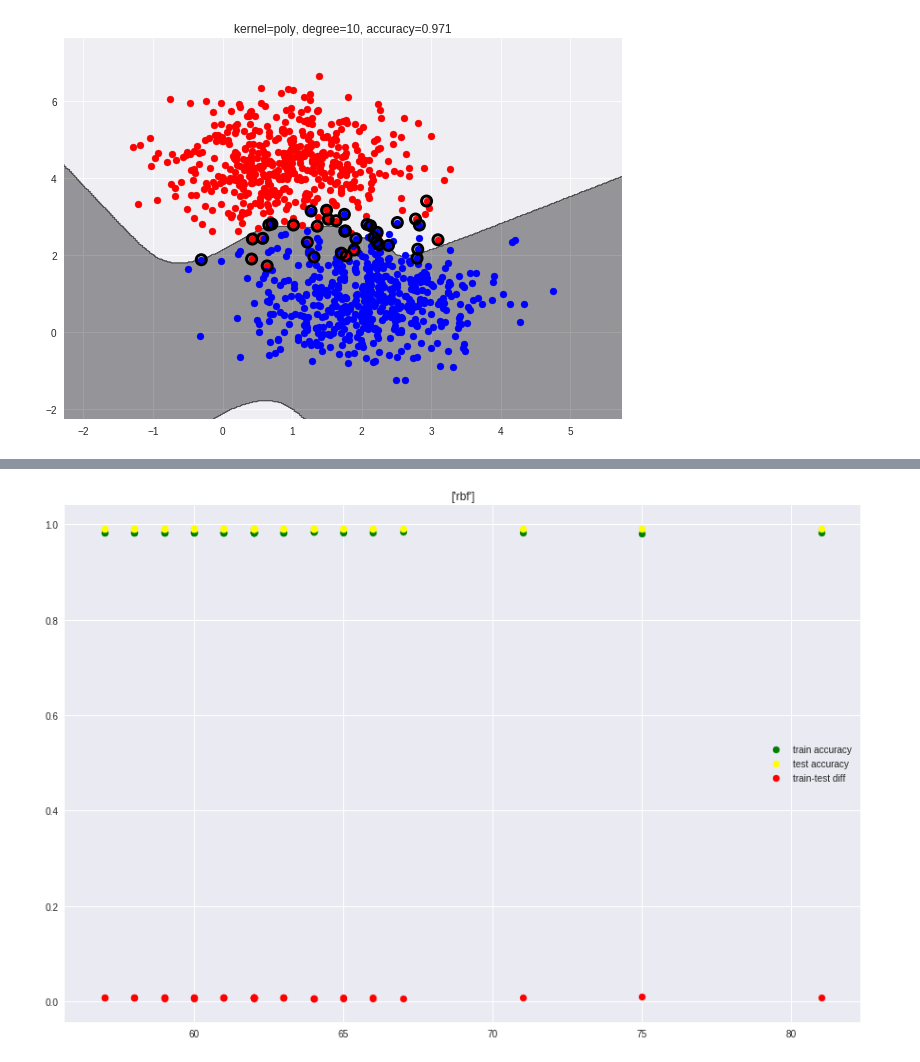
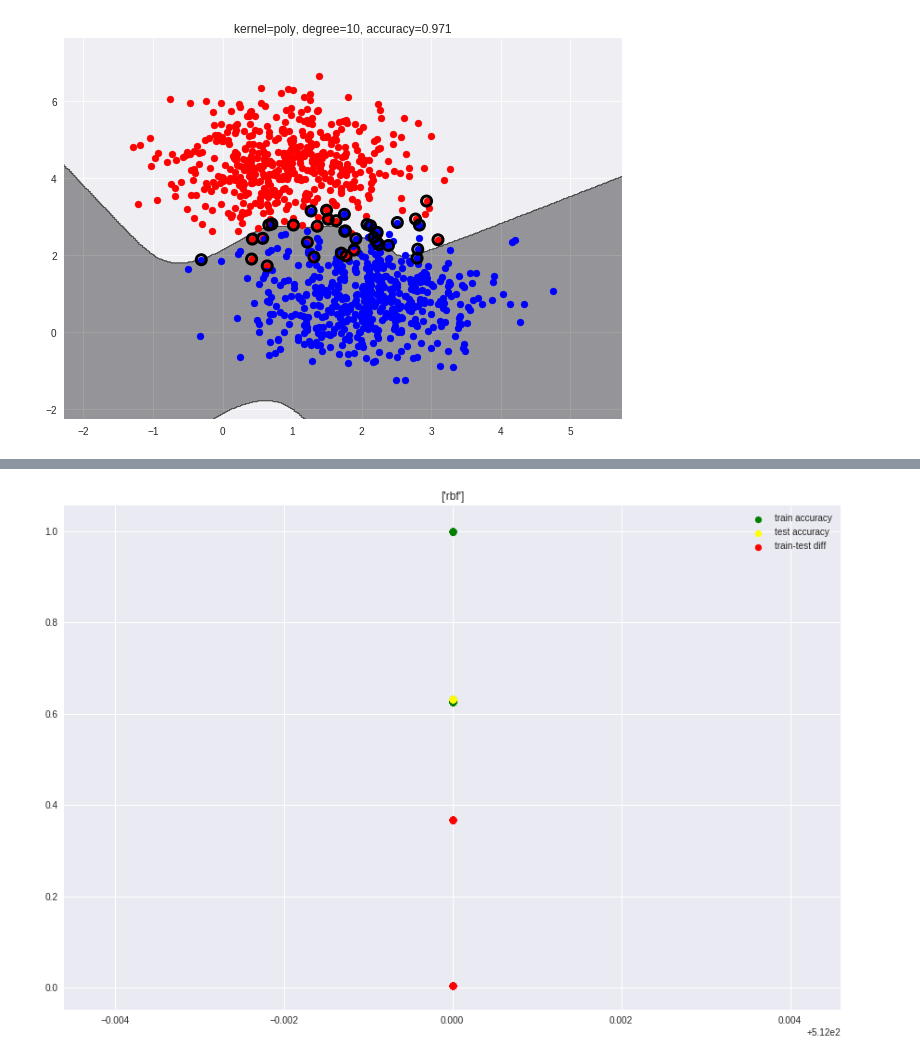
Before and after one commit to Vlad0922/ml_1_solutions, a Jupyter notebook: 6/SVM.ipynb, the cells around one changed output, grey strips where cells are left out. Cells and saved outputs as stored; diff of their text form; code cells hidden in the pictures.

```diff
--- a/6/SVM.ipynb
+++ b/6/SVM.ipynb
@@ -97,7 +98,7 @@ def plot_train_test_error(X, y, params):
     combinations = [ merge([{key: value} for (key, value) in zip(params, values)]) for values in itertools.product(*params.values())]
 
     res = list()
-    for c in combinations:
+    for c in tqdm(combinations):
         model = SVC(**c)
         model.fit(X_train, y_train)
 
@@ -111,3 +112,8 @@ def plot_train_test_error(X, y, params):
     plt.scatter([r[0] for r in res], [r[3] for r in res], color='red', label='train-test diff')
     plt.legend()
     plt.title(params['kernel'])
+# %%
+data_cancer = pd.read_csv('data/cancer.csv')
+# %%
+X_cancer = data_cancer.drop(['label'], axis=1)
+y_cancer = data_cancer['label']
@@ -114,3 +124,3 @@ def plot_train_test_error(X, y, params):
 # %%
-params = {"kernel":["poly"], "degree":[2,3,4,5,6], "C":np.arange(1, 50, 5)}
-plot_train_test_error(X, y, params)
+params = {"kernel":["poly"], "degree":[2,3,4,5,6], "C":np.arange(0.05, 1., 0.1)}
+plot_train_test_error(X_cancer, y_cancer, params)
@@ -119,6 +127,6 @@ plot_train_test_error(X, y, params)
 # %%
-params = {"kernel":["rbf"], "C":np.arange(1, 50)}
-plot_train_test_error(X, y, params)
+params = {"kernel":["rbf"], "C":np.arange(0.01, 1., 0.01)}
+plot_train_test_error(X_cancer, y_cancer, params)
 # %% [output]
-[figure, old version]
+[figure, new version]
 # %%
```
Also changed, not shown: parts of 4 cells of this notebook.
